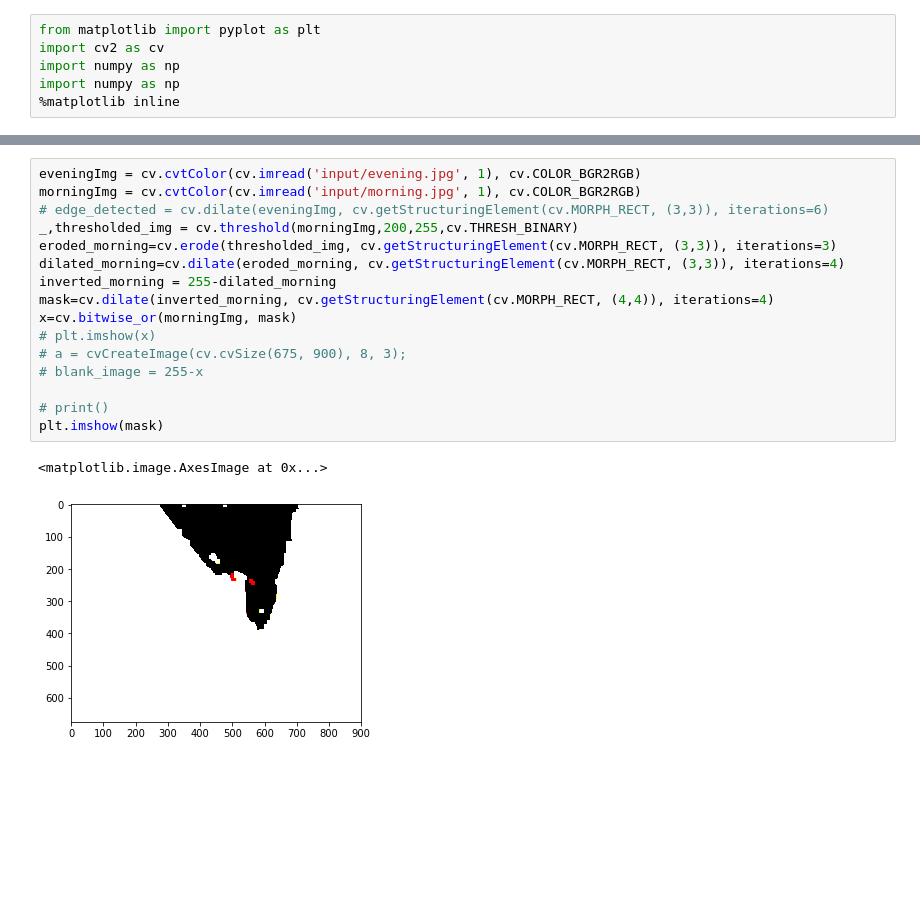
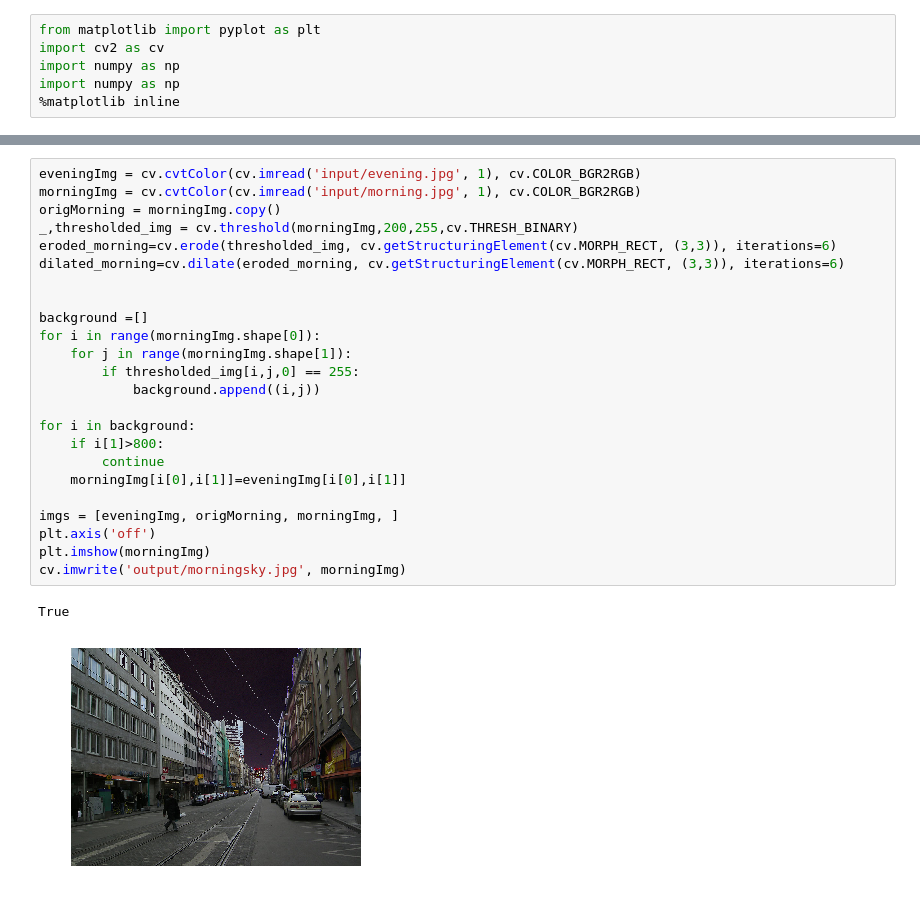
Before and after one commit to nabilnegm/image-tunning, a Jupyter notebook: main.ipynb, the cells around one changed output, grey strips where cells are left out. Saved outputs shown, nothing was run; the diff lists cells and outputs as text; blank space fills up the shorter version.

```diff
--- a/main.ipynb
+++ b/main.ipynb
@@ -127,19 +119,27 @@ print(s)
 # %%
 eveningImg = cv.cvtColor(cv.imread('input/evening.jpg', 1), cv.COLOR_BGR2RGB)
 morningImg = cv.cvtColor(cv.imread('input/morning.jpg', 1), cv.COLOR_BGR2RGB)
-# edge_detected = cv.dilate(eveningImg, cv.getStructuringElement(cv.MORPH_RECT, (3,3)), iterations=6)
+origMorning = morningImg.copy()
 _,thresholded_img = cv.threshold(morningImg,200,255,cv.THRESH_BINARY)
-eroded_morning=cv.erode(thresholded_img, cv.getStructuringElement(cv.MORPH_RECT, (3,3)), iterations=3)
-dilated_morning=cv.dilate(eroded_morning, cv.getStructuringElement(cv.MORPH_RECT, (3,3)), iterations=4)
-inverted_morning = 255-dilated_morning
-mask=cv.dilate(inverted_morning, cv.getStructuringElement(cv.MORPH_RECT, (4,4)), iterations=4)
-x=cv.bitwise_or(morningImg, mask)
-# plt.imshow(x)
-# a = cvCreateImage(cv.cvSize(675, 900), 8, 3);
-# blank_image = 255-x
+eroded_morning=cv.erode(thresholded_img, cv.getStructuringElement(cv.MORPH_RECT, (3,3)), iterations=6)
+dilated_morning=cv.dilate(eroded_morning, cv.getStructuringElement(cv.MORPH_RECT, (3,3)), iterations=6)
 
-# print()
-plt.imshow(mask)
+
+background =[]
+for i in range(morningImg.shape[0]):
+    for j in range(morningImg.shape[1]):
+        if thresholded_img[i,j,0] == 255:
+            background.append((i,j))
+
+for i in background:
+    if i[1]>800:
+        continue
+    morningImg[i[0],i[1]]=eveningImg[i[0],i[1]]
+
+imgs = [eveningImg, origMorning, morningImg, ]
+plt.axis('off')
+plt.imshow(morningImg)
+cv.imwrite('output/morningsky.jpg', morningImg)
 # %% [output]
-<matplotlib.image.AxesImage at 0x...>
+True
-[figure, old version]
+[figure, new version]
```
Also changed, not shown: parts of 22 cells of this notebook, 11 other files.
